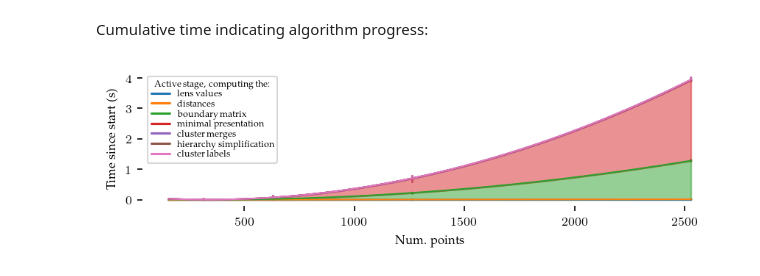
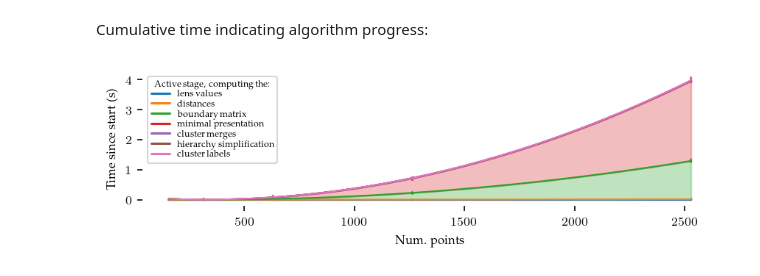
Before and after one commit to vda-lab/biperscan, a Jupyter notebook: notebooks/Compute_Trends.ipynb, the cells around one changed output. Saved outputs shown, nothing was run; the diff lists cells and outputs as text; code cells hidden in the pictures.

Commit message:
update figures and notebooks

```diff
--- a/notebooks/Compute_Trends.ipynb
+++ b/notebooks/Compute_Trends.ipynb
@@ -96,36 +96,36 @@ for i, col in enumerate(stage_order):
     )
 adjust_legend_subtitles(
     plt.legend(
         title="Active stage, computing the:",
         handles=[
             Line2D([], [], color=f"C{i}", label=k.replace("_", " "))
             for i, k in enumerate(names)
         ],
         labelspacing=0.1,
     ),
 )
 lines = plt.gca().lines
 plt.fill_between(
     x=lines[0].get_xdata(),
     y1=lines[0].get_ydata(),
     color=f"C{0}",
-    alpha=.5,
+    alpha=.3,
 )
 for i, (l1, l2) in enumerate(zip(lines[:-1], lines[1:])):
     plt.fill_between(
         x=l1.get_xdata(),
         y1=l1.get_ydata(),
         y2=l2.get_ydata(),
         color=f"C{i+1}",
-        alpha=.5,
+        alpha=.3,
     )
 plt.xlabel("Num. points")
 plt.ylabel("Time since start (s)")
 plt.subplots_adjust(0.07, 0.23, 1.02, 0.95)
 plt.savefig("images/benchmark_flareable.pdf", pad_inches=0)
 plt.show()
 # %% [output]
-[figure, old version]
+[figure, new version]
 # %%
 totals = cumulative_times[["size", "labels"]]
 xs = totals["size"].to_numpy()
```
Also changed, not shown: parts of 4 cells of this notebook, 18 other files.
